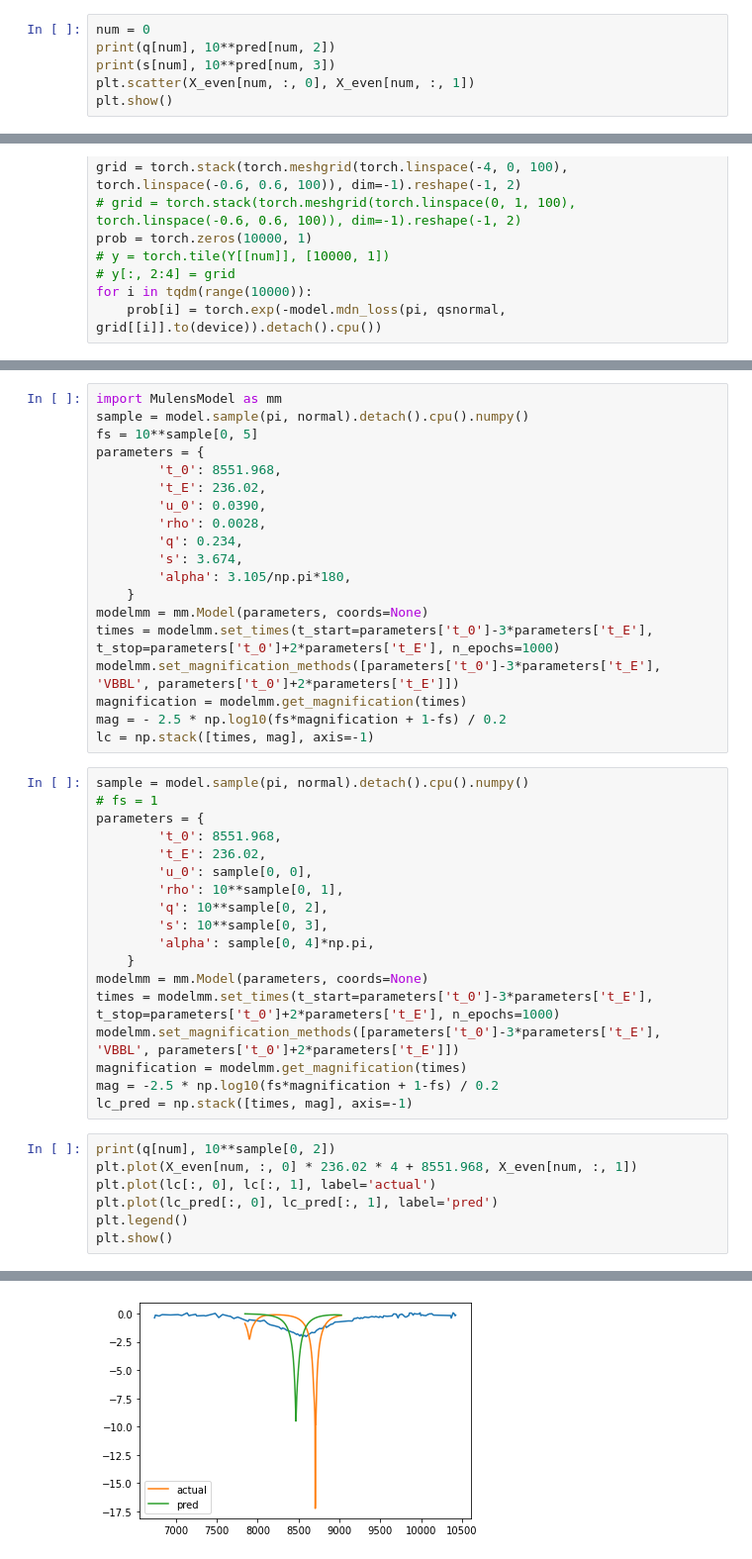
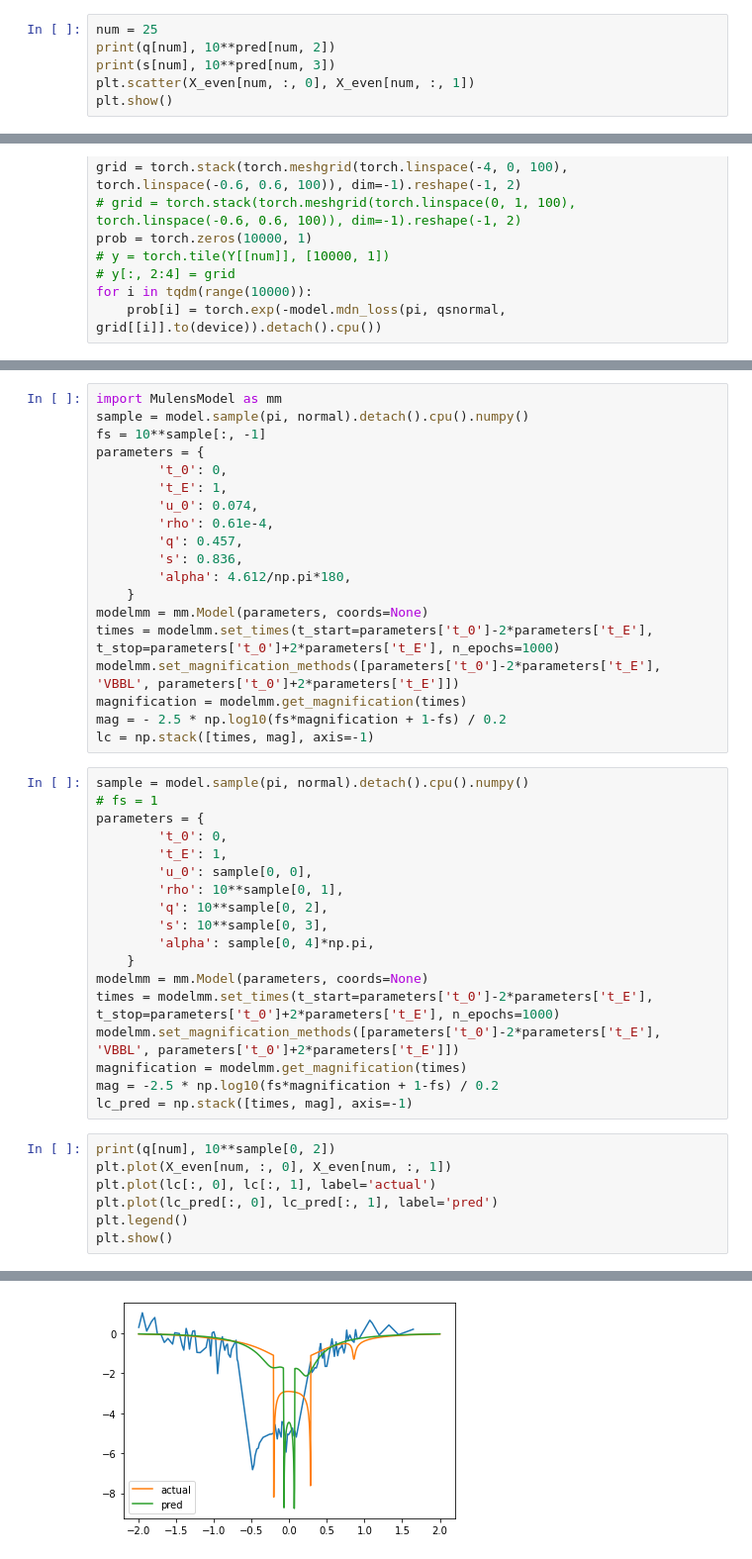
Before and after one commit to haimengzhao/magic-microlensing, a Jupyter notebook: KMT/KMT_reg.ipynb, the cells around one changed output, grey strips where cells are left out. Shown at 99% size. Cells and saved outputs as stored; diff of their text form.

```diff
--- a/KMT/KMT_reg.ipynb
+++ b/KMT/KMT_reg.ipynb
@@ -254,5 +267,5 @@ mse of log10s:  0.03948140278360909
 # %%
-num = 0
+num = 25
 print(q[num], 10**pred[num, 2])
 print(s[num], 10**pred[num, 3])
 plt.scatter(X_even[num, :, 0], X_even[num, :, 1])
@@ -319,19 +335,19 @@ sample[0, 0], 10**sample[0, 1], 10**sample[0, 2], 10**sample[0, 3], sample[0, 4]
 # %%
 import MulensModel as mm
 sample = model.sample(pi, normal).detach().cpu().numpy()
-fs = 10**sample[0, 5]
+fs = 10**sample[:, -1]
 parameters = {
-        't_0': 8551.968,
-        't_E': 236.02,
-        'u_0': 0.0390,
-        'rho': 0.0028,
-        'q': 0.234,
-        's': 3.674,
-        'alpha': 3.105/np.pi*180,
+        't_0': 0,
+        't_E': 1,
+        'u_0': 0.074,
+        'rho': 0.61e-4,
+        'q': 0.457,
+        's': 0.836,
+        'alpha': 4.612/np.pi*180,
     }
 modelmm = mm.Model(parameters, coords=None)
-times = modelmm.set_times(t_start=parameters['t_0']-3*parameters['t_E'], t_stop=parameters['t_0']+2*parameters['t_E'], n_epochs=1000)
-modelmm.set_magnification_methods([parameters['t_0']-3*parameters['t_E'], 'VBBL', parameters['t_0']+2*parameters['t_E']])
+times = modelmm.set_times(t_start=parameters['t_0']-2*parameters['t_E'], t_stop=parameters['t_0']+2*parameters['t_E'], n_epochs=1000)
+modelmm.set_magnification_methods([parameters['t_0']-2*parameters['t_E'], 'VBBL', parameters['t_0']+2*parameters['t_E']])
 magnification = modelmm.get_magnification(times)
 mag = - 2.5 * np.log10(fs*magnification + 1-fs) / 0.2
 lc = np.stack([times, mag], axis=-1)
@@ -339,8 +355,8 @@ lc = np.stack([times, mag], axis=-1)
 sample = model.sample(pi, normal).detach().cpu().numpy()
 # fs = 1
 parameters = {
-        't_0': 8551.968,
-        't_E': 236.02,
+        't_0': 0,
+        't_E': 1,
         'u_0': sample[0, 0],
         'rho': 10**sample[0, 1],
         'q': 10**sample[0, 2],
@@ -348,14 +364,14 @@ parameters = {
         'alpha': sample[0, 4]*np.pi,
     }
 modelmm = mm.Model(parameters, coords=None)
-times = modelmm.set_times(t_start=parameters['t_0']-3*parameters['t_E'], t_stop=parameters['t_0']+2*parameters['t_E'], n_epochs=1000)
-modelmm.set_magnification_methods([parameters['t_0']-3*parameters['t_E'], 'VBBL', parameters['t_0']+2*parameters['t_E']])
+times = modelmm.set_times(t_start=parameters['t_0']-2*parameters['t_E'], t_stop=parameters['t_0']+2*parameters['t_E'], n_epochs=1000)
+modelmm.set_magnification_methods([parameters['t_0']-2*parameters['t_E'], 'VBBL', parameters['t_0']+2*parameters['t_E']])
 magnification = modelmm.get_magnification(times)
 mag = -2.5 * np.log10(fs*magnification + 1-fs) / 0.2
 lc_pred = np.stack([times, mag], axis=-1)
 # %%
 print(q[num], 10**sample[0, 2])
-plt.plot(X_even[num, :, 0] * 236.02 * 4 + 8551.968, X_even[num, :, 1])
+plt.plot(X_even[num, :, 0], X_even[num, :, 1])
 plt.plot(lc[:, 0], lc[:, 1], label='actual')
 plt.plot(lc_pred[:, 0], lc_pred[:, 1], label='pred')
 plt.legend()
@@ -365 +381 @@ tensor(0.4270) 0.12696034493805333
-[figure, old version]
+[figure, new version]
```
Also changed, not shown: parts of 23 cells of this notebook, 1 other file.
